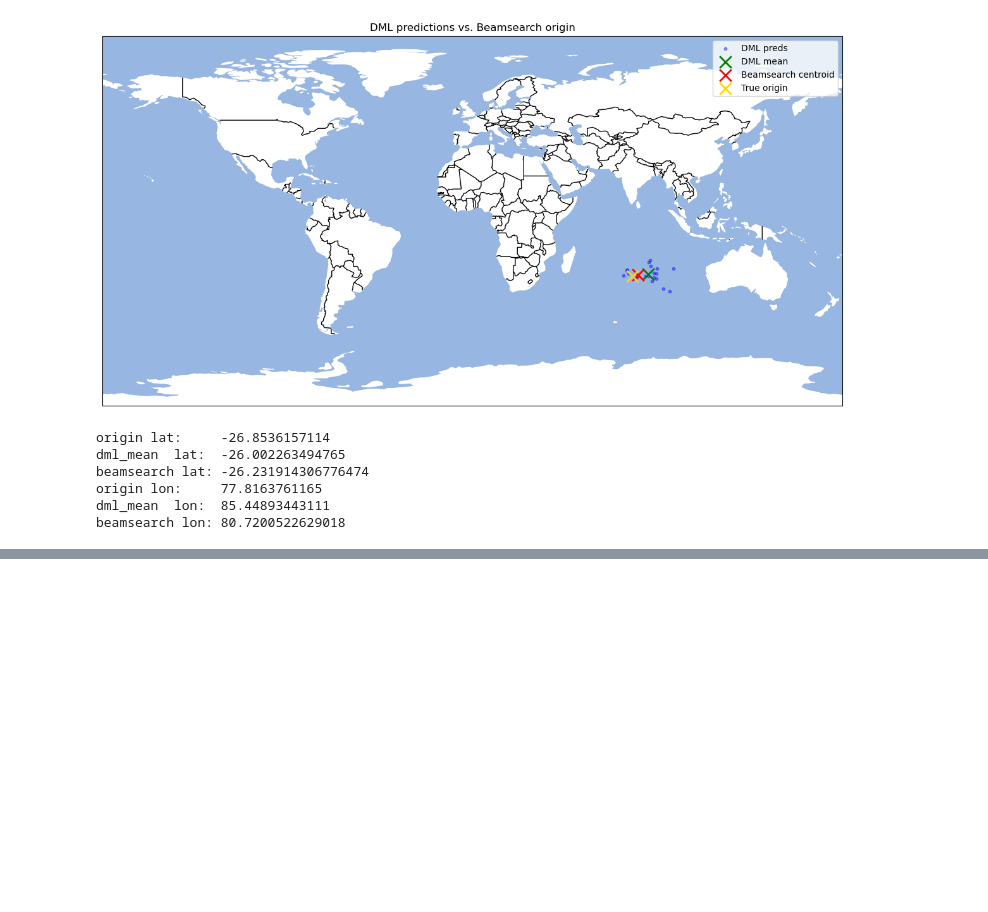
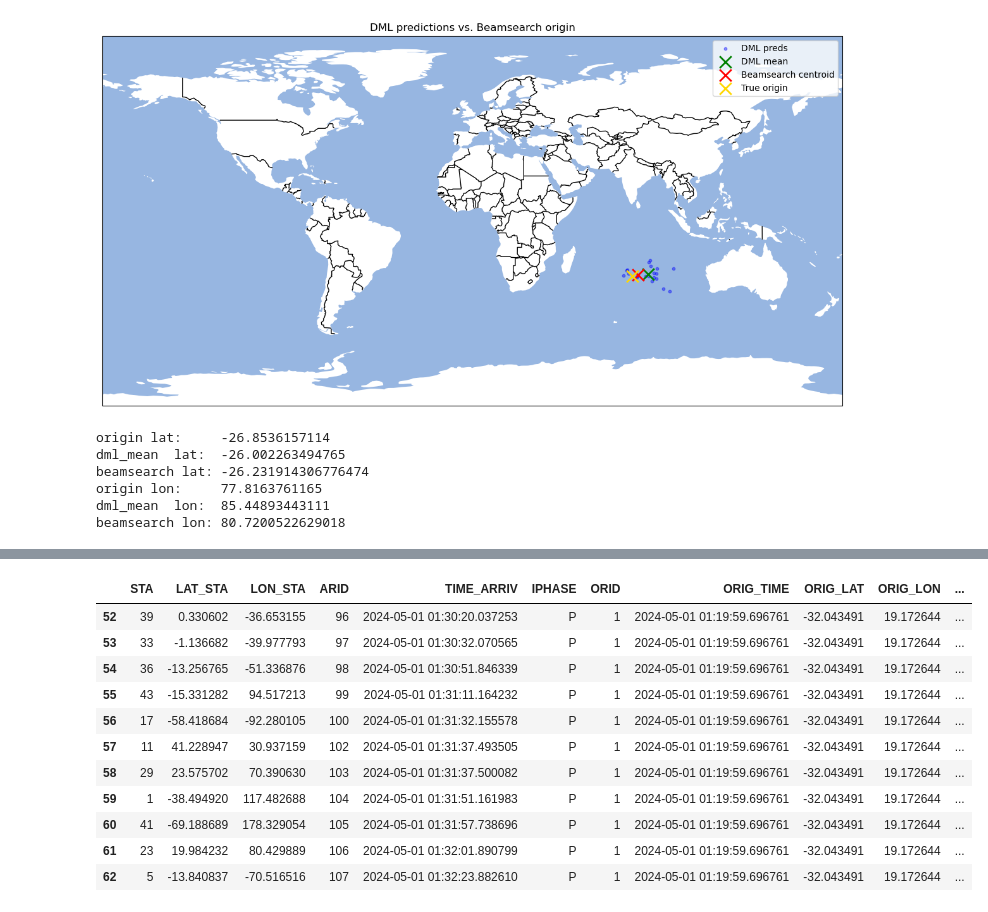
Before and after one commit to JPaceGTC/randl_client, a Jupyter notebook: Client_Example_Use.ipynb, the cells around one changed output, grey strips where cells are left out. Cells and saved outputs as stored; diff of their text form; code cells hidden in the pictures; blank space fills up the shorter version.

```diff
--- a/Client_Example_Use.ipynb
+++ b/Client_Example_Use.ipynb
@@ -170,0 +292,15 @@ beamsearch lon: 80.7200522629018
+# %%
+window
+# %% [output]
+|  | STA | LAT_STA | LON_STA | ARID | TIME_ARRIV | IPHASE | ORID | ORIG_TIME | ORIG_LAT | ORIG_LON | ... |
+| 52 | 39 | 0.330602 | -36.653155 | 96 | 2024-05-01 01:30:20.037253 | P | 1 | 2024-05-01 01:19:59.696761 | -32.043491 | 19.172644 | ... |
+| 53 | 33 | -1.136682 | -39.977793 | 97 | 2024-05-01 01:30:32.070565 | P | 1 | 2024-05-01 01:19:59.696761 | -32.043491 | 19.172644 | ... |
+| 54 | 36 | -13.256765 | -51.336876 | 98 | 2024-05-01 01:30:51.846339 | P | 1 | 2024-05-01 01:19:59.696761 | -32.043491 | 19.172644 | ... |
+| 55 | 43 | -15.331282 | 94.517213 | 99 | 2024-05-01 01:31:11.164232 | P | 1 | 2024-05-01 01:19:59.696761 | -32.043491 | 19.172644 | ... |
+| 56 | 17 | -58.418684 | -92.280105 | 100 | 2024-05-01 01:31:32.155578 | P | 1 | 2024-05-01 01:19:59.696761 | -32.043491 | 19.172644 | ... |
+| 57 | 11 | 41.228947 | 30.937159 | 102 | 2024-05-01 01:31:37.493505 | P | 1 | 2024-05-01 01:19:59.696761 | -32.043491 | 19.172644 | ... |
+| 58 | 29 | 23.575702 | 70.390630 | 103 | 2024-05-01 01:31:37.500082 | P | 1 | 2024-05-01 01:19:59.696761 | -32.043491 | 19.172644 | ... |
+| 59 | 1 | -38.494920 | 117.482688 | 104 | 2024-05-01 01:31:51.161983 | P | 1 | 2024-05-01 01:19:59.696761 | -32.043491 | 19.172644 | ... |
+| 60 | 41 | -69.188689 | 178.329054 | 105 | 2024-05-01 01:31:57.738696 | P | 1 | 2024-05-01 01:19:59.696761 | -32.043491 | 19.172644 | ... |
+| 61 | 23 | 19.984232 | 80.429889 | 106 | 2024-05-01 01:32:01.890799 | P | 1 | 2024-05-01 01:19:59.696761 | -32.043491 | 19.172644 | ... |
+| 62 | 5 | -13.840837 | -70.516516 | 107 | 2024-05-01 01:32:23.882610 | P | 1 | 2024-05-01 01:19:59.696761 | -32.043491 | 19.172644 | ... |
```
Also changed, not shown: parts of 9 cells of this notebook.
